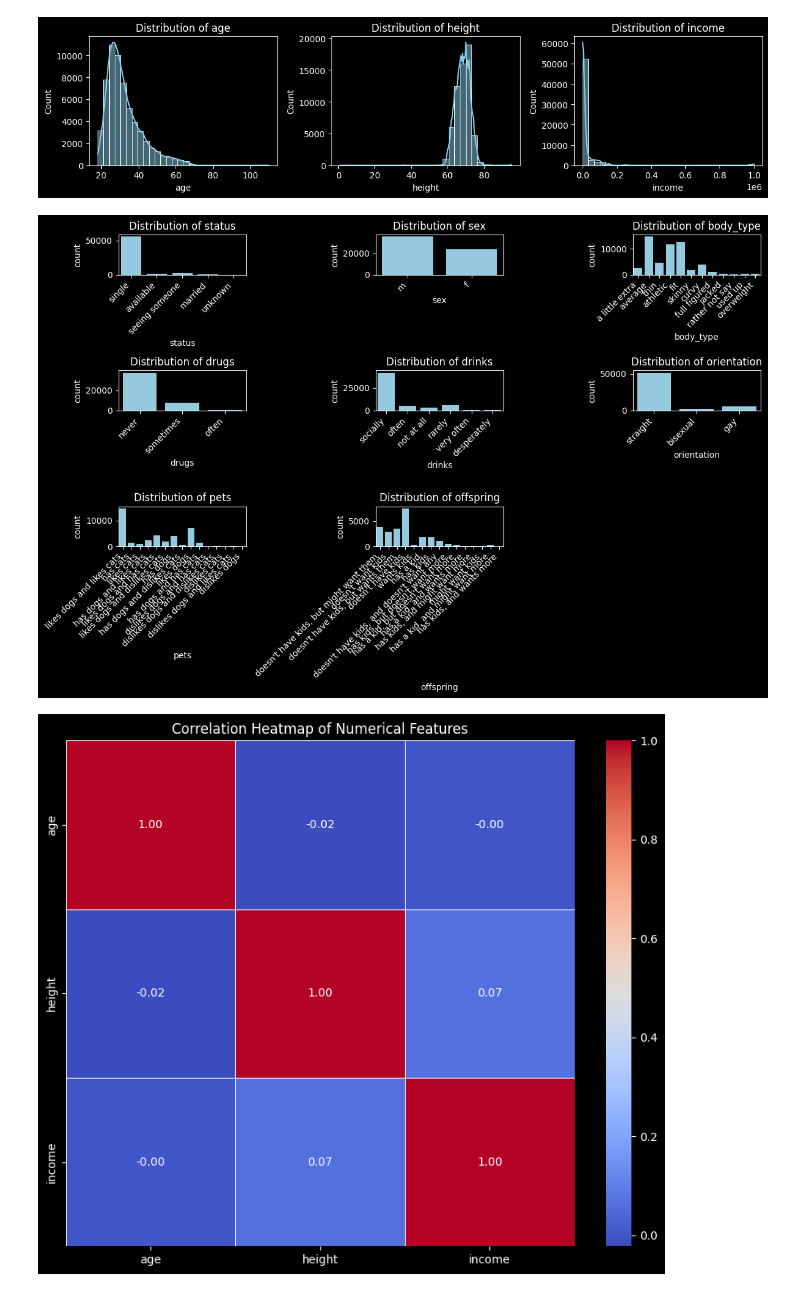
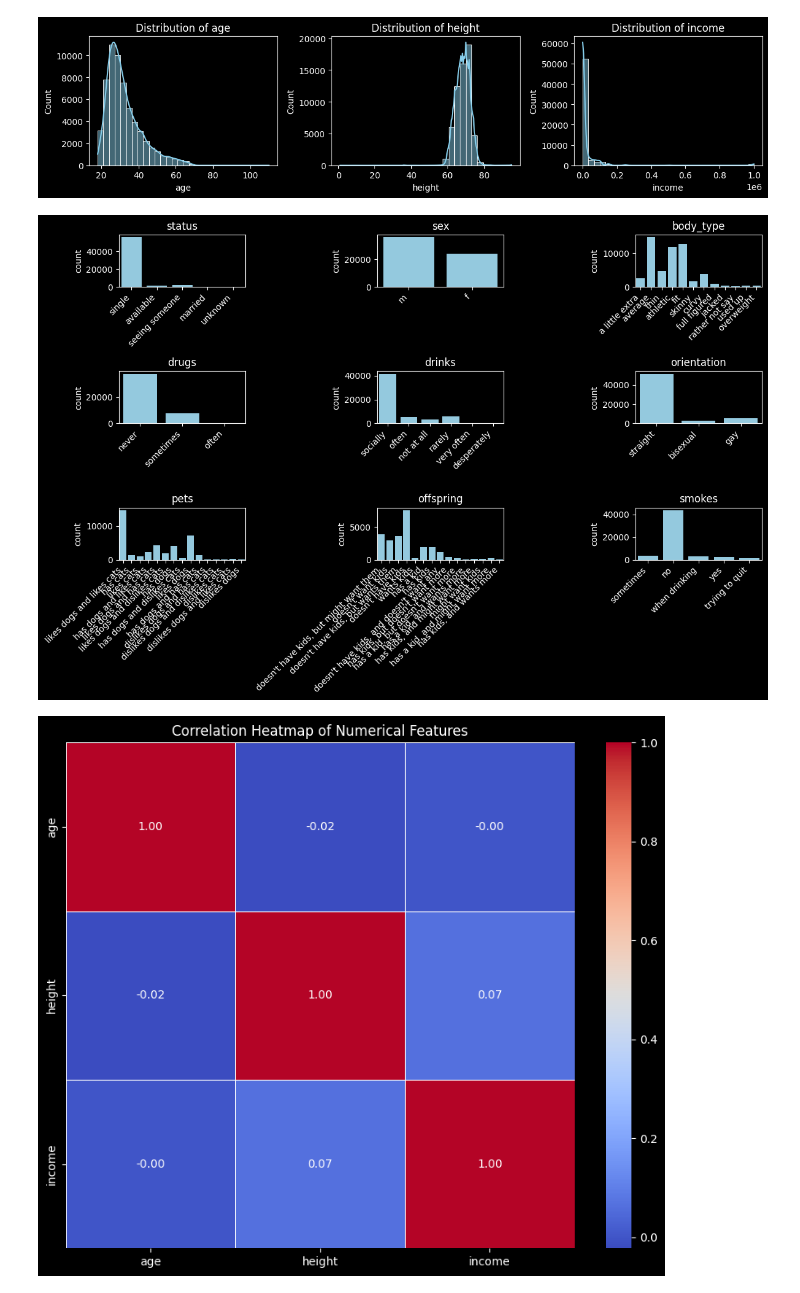
Before and after one commit to Skripkon/DatingGNN, a Jupyter notebook: research/EDA.ipynb, the cells around one changed output. Drawn from its saved outputs; the diff is of its cells as text; code cells hidden in the pictures.

Commit message:
🌷͙֒ Prettify charts

```diff
--- a/research/EDA.ipynb
+++ b/research/EDA.ipynb
@@ -41,21 +40,24 @@ numerical_distributions(data)
 # %%
 # 3. Visualizing Distributions of Categorical Features
 def categorical_distributions(data):
-    categorical_cols = ["status", "sex", "body_type", "drugs", "drinks", "orientation", "pets", "offspring"]
+    categorical_cols = ["status", "sex", "body_type", "drugs", "drinks", "orientation", "pets", "offspring", "smokes"]
 
-    # Plot counts for categorical features
     plt.figure(figsize=(12, 8))
     for i, col in enumerate(categorical_cols, 1):
         plt.subplot(3, 3, i)
         sns.countplot(data=data, x=col, color='skyblue')
-        plt.title(f'Distribution of {col}')
+        plt.title(f'{col}')
+        plt.xlabel('')
+        # Rotate the x-tick labels to prevent overlap
         plt.xticks(rotation=45, ha="right")
+        # Ensure tight layout to avoid clipping
         plt.tight_layout()
+    # Show all the plots
     plt.show()
 
 categorical_distributions(data)
 # %% [output]
-[figure, old version]
+[figure, new version]
 # %%
 # 4. Correlation Heatmap for Numerical Features
 def correlation_heatmap(data):
```
Also changed, not shown: parts of 1 cell of this notebook.
